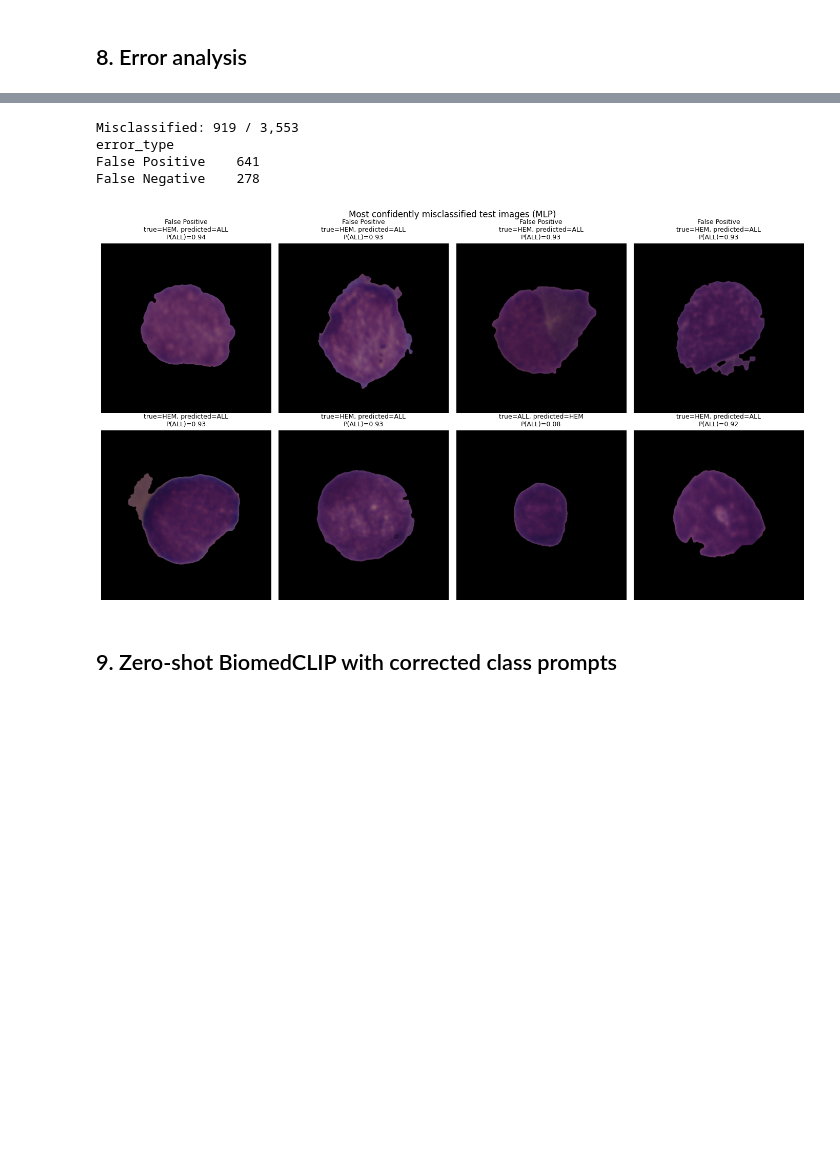
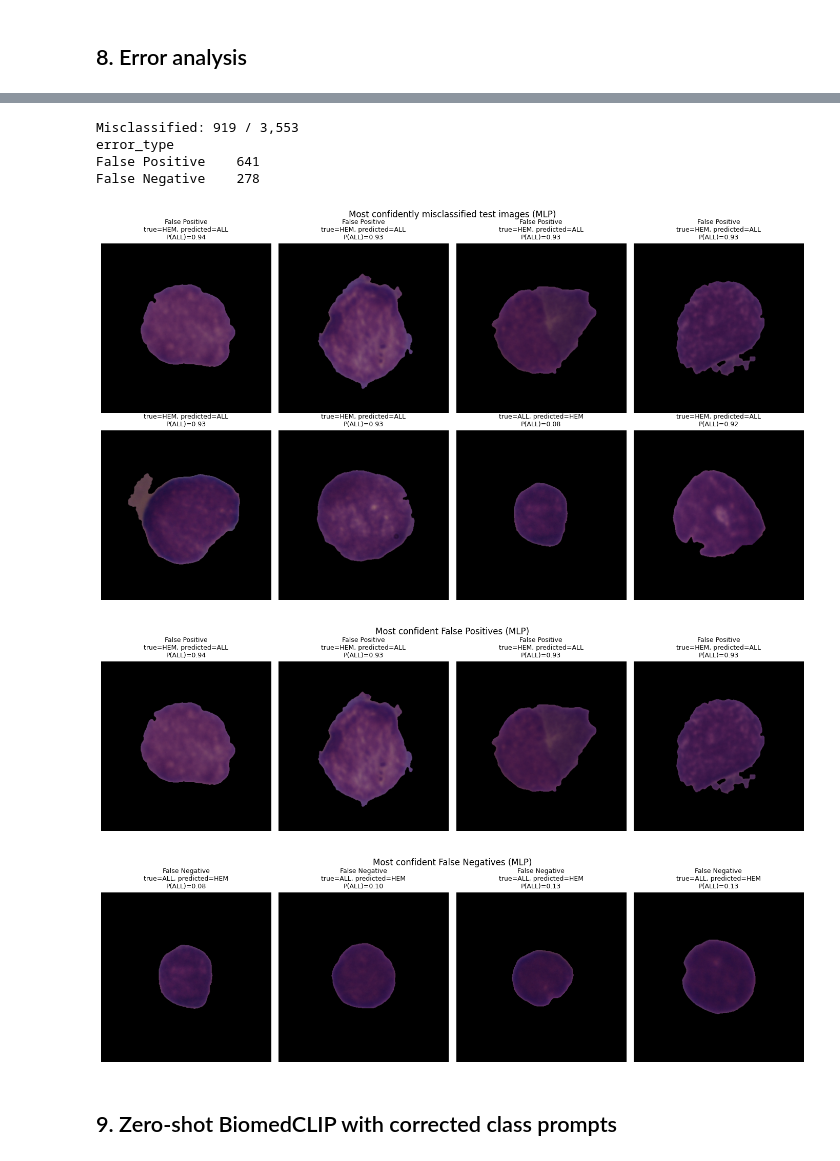
Before and after one commit to Keerthana-Kurmilla/Explainable-Acute-Lymphoblastic-Leukemia-Classification-from-Blood-Smear-Images, a Jupyter notebook: notbooks/01_data_eda.ipynb, the cells around one changed output, grey strips where cells are left out. Drawn from its saved outputs; the diff is of its cells as text; code cells hidden in the pictures; blank space fills up the shorter version.

```diff
--- a/notbooks/01_data_eda.ipynb
+++ b/notbooks/01_data_eda.ipynb
@@ -569,53 +604,84 @@ MLP                       0.44    0.7413     0.7727  0.8869       0.4151
 # %%
-if len(test_df) != len(y_test):
-    raise ValueError("test manifest and cached test labels have different lengths")
+# Section 8: Error analysis (MLP)
 
+# --- safety checks: these variables come from earlier cells ---
+for name in ["test_df", "y_test", "mlp_test_probs", "mlp_threshold", "FIG_DIR"]:
+    if name not in globals():
+        raise NameError(f"'{name}' is not defined. Run the Section 6 and 7 cells first.")
+if len(test_df) != len(y_test) or len(y_test) != len(mlp_test_probs):
+    raise ValueError("test manifest, cached test labels and predictions have different lengths")
+
+# --- build the table of errors ---
 errors = test_df.copy()
 errors["true_label"] = y_test
 errors["pred_label"] = (mlp_test_probs >= mlp_threshold).astype(int)
 errors["prob_all"] = mlp_test_probs
 errors["error_type"] = np.where(
     (errors["true_label"] == 0) & (errors["pred_label"] == 1),
     "False Positive",
     np.where(
         (errors["true_label"] == 1) & (errors["pred_label"] == 0),
         "False Negative",
         "Correct",
     ),
 )
 errors = errors.loc[errors["error_type"] != "Correct"].copy()
 errors["wrong_confidence"] = np.where(
     errors["pred_label"] == 1, errors["prob_all"], 1 - errors["prob_all"]
 )
 errors = errors.sort_values("wrong_confidence", ascending=False)
 errors.to_csv(FIG_DIR / "mlp_misclassified.csv", index=False)
+
 print(f"Misclassified: {len(errors):,} / {len(test_df):,}")
 print(errors["error_type"].value_counts().to_string())
 
-examples = errors.head(8)
-fig, axes = plt.subplots(2, 4, figsize=(14, 8))
-for ax, (_, row) in zip(axes.ravel(), examples.iterrows()):
-    with Image.open(row["path"]) as image:
-        ax.imshow(image.convert("RGB"))
-    true_class = "ALL" if row["true_label"] == 1 else "HEM"
-    predicted_class = "ALL" if row["pred_label"] == 1 else "HEM"
-    ax.set_title(
-        f"{row['error_type']}\ntrue={true_class}, predicted={predicted_class}\nP(ALL)={row['prob_all']:.2f}",
-        fontsize=9,
-    )
-    ax.axis("off")
-for ax in axes.ravel()[len(examples):]:
-    ax.axis("off")
-fig.suptitle("Most confidently misclassified test images (MLP)")
-fig.tight_layout()
-fig.savefig(FIG_DIR / "mlp_error_examples.png", dpi=200, bbox_inches="tight")
-plt.show()
+
+# --- helper: plot a grid of error images ---
+def plot_error_grid(frame, n_rows, n_cols, title, save_name, figsize):
+    fig, axes = plt.subplots(n_rows, n_cols, figsize=figsize)
+    axes = np.atleast_1d(axes).ravel()
+    for ax, (_, row) in zip(axes, frame.iterrows()):
+        with Image.open(row["path"]) as image:
+            ax.imshow(image.convert("RGB"))
+        true_class = "ALL" if row["true_label"] == 1 else "HEM"
+        predicted_class = "ALL" if row["pred_label"] == 1 else "HEM"
+        ax.set_title(
+            f"{row['error_type']}\ntrue={true_class}, predicted={predicted_class}\n"
+            f"P(ALL)={row['prob_all']:.2f}",
+            fontsize=9,
+        )
+        ax.axis("off")
+    for ax in axes[len(frame):]:
+        ax.axis("off")
+    fig.suptitle(title)
+    fig.tight_layout()
+    fig.savefig(FIG_DIR / save_name, dpi=200, bbox_inches="tight")
+    plt.show()
+
+
+# --- 1) the 8 most confidently wrong predictions overall ---
+plot_error_grid(errors.head(8), 2, 4,
+                "Most confidently misclassified test images (MLP)",
+                "mlp_error_examples.png", figsize=(14, 8))
+
+# --- 2) the 4 most confident False Positives and False Negatives, separately ---
+for error_type in ["False Positive", "False Negative"]:
+    subset = errors.loc[errors["error_type"] == error_type].head(4)
+    if subset.empty:
+        print(f"No {error_type.lower()}s to plot.")
+        continue
+    file_name = f"mlp_{error_type.lower().replace(' ', '_')}_examples.png"
+    plot_error_grid(subset, 1, 4,
+                    f"Most confident {error_type}s (MLP)",
+                    file_name, figsize=(14, 4.5))
 # %% [output]
 Misclassified: 919 / 3,553
 error_type
 False Positive    641
 False Negative    278
 [figure]
+[figure, added]
+[figure, added]
 # %% [markdown]
 ## 9. Zero-shot BiomedCLIP with corrected class prompts
 # %%
```
Also changed, not shown: parts of 18 cells of this notebook, 2 other files.
